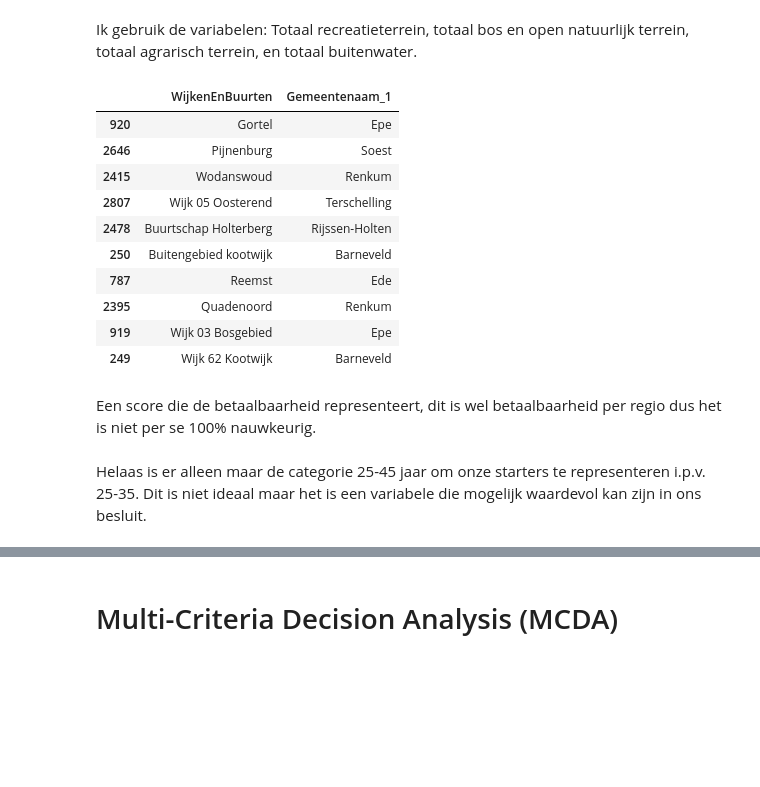
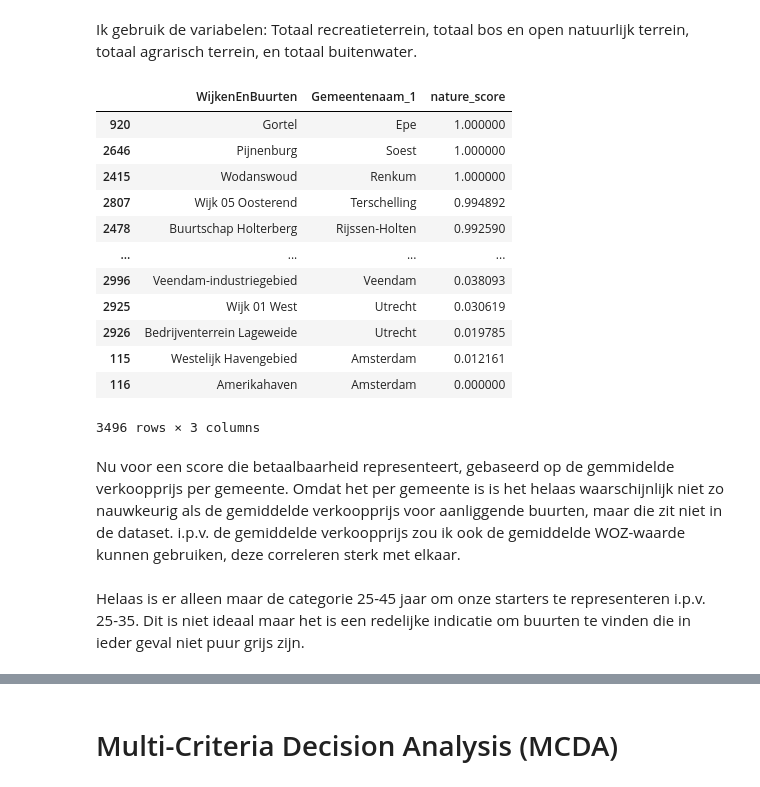
Before and after one commit to Verrem98/bob_constructions_casus, a Jupyter notebook: analysis.ipynb, the cells around one changed output, grey strips where cells are left out. Drawn from its saved outputs; the diff is of its cells as text; code cells hidden in the pictures; blank space fills up the shorter version.

```diff
--- a/analysis.ipynb
+++ b/analysis.ipynb
@@ -251,30 +251,32 @@ df_merged['nature_score'] = (
                             ) / df_merged['Totale oppervlakte (ha)']
 
 scaler = MinMaxScaler()
-df_merged['nature_score_normalized'] = scaler.fit_transform(df_merged[['nature_score']])
+df_merged['nature_score'] = scaler.fit_transform(df_merged[['nature_score']])
 # %%
-df_merged.sort_values(by='nature_score', ascending=False)[:10][['WijkenEnBuurten', 'Gemeentenaam_1']]
+df_merged.sort_values(by='nature_score', ascending=False)[['WijkenEnBuurten', 'Gemeentenaam_1', 'nature_score']] # ziet er logisch uit
 # %% [output]
-|  | WijkenEnBuurten | Gemeentenaam_1 |
-| 920 | Gortel | Epe |
-| 2646 | Pijnenburg | Soest |
-| 2415 | Wodanswoud | Renkum |
-| 2807 | Wijk 05 Oosterend | Terschelling |
-| 2478 | Buurtschap Holterberg | Rijssen-Holten |
-| 250 | Buitengebied kootwijk | Barneveld |
-| 787 | Reemst | Ede |
-| 2395 | Quadenoord | Renkum |
-| 919 | Wijk 03 Bosgebied | Epe |
-| 249 | Wijk 62 Kootwijk | Barneveld |
+|  | WijkenEnBuurten | Gemeentenaam_1 | nature_score |
+| 920 | Gortel | Epe | 1.000000 |
+| 2646 | Pijnenburg | Soest | 1.000000 |
+| 2415 | Wodanswoud | Renkum | 1.000000 |
+| 2807 | Wijk 05 Oosterend | Terschelling | 0.994892 |
+| 2478 | Buurtschap Holterberg | Rijssen-Holten | 0.992590 |
+| ... | ... | ... | ... |
+| 2996 | Veendam-industriegebied | Veendam | 0.038093 |
+| 2925 | Wijk 01 West | Utrecht | 0.030619 |
+| 2926 | Bedrijventerrein Lageweide | Utrecht | 0.019785 |
+| 115 | Westelijk Havengebied | Amsterdam | 0.012161 |
+| 116 | Amerikahaven | Amsterdam | 0.000000 |
+3496 rows × 3 columns
 # %% [markdown]
-Een score die de betaalbaarheid representeert, dit is wel betaalbaarheid per regio dus het is niet per se 100% nauwkeurig.
+Nu voor een score die betaalbaarheid representeert, gebaseerd op de gemmidelde verkoopprijs per gemeente. Omdat het per gemeente is is het helaas waarschijnlijk niet zo nauwkeurig als de gemiddelde verkoopprijs voor aanliggende buurten, maar die zit niet in de dataset. i.p.v. de gemiddelde verkoopprijs zou ik ook de gemiddelde WOZ-waarde kunnen gebruiken, deze correleren sterk met elkaar.
 # %%
 df_merged = df_merged.dropna(subset='GemiddeldeVerkoopprijs_1') # drop alle rijen waar er geen verkoopdata voor is
 # %%
 scaler = MinMaxScaler()
 df_merged['price_score'] = 1 - scaler.fit_transform(df_merged[['GemiddeldeVerkoopprijs_1']])
 # %% [markdown]
-Helaas is er alleen maar de categorie 25-45 jaar om onze starters te representeren i.p.v. 25-35. Dit is niet ideaal maar het is een variabele die mogelijk waardevol kan zijn in ons besluit.
+Helaas is er alleen maar de categorie 25-45 jaar om onze starters te representeren i.p.v. 25-35. Dit is niet ideaal maar het is een redelijke indicatie om buurten te vinden die in ieder geval niet puur grijs zijn.
 # %%
 df_merged['starter_score'] = df_merged['k_25Tot45Jaar_10'] / df_merged['AantalInwoners_5']
 scaler = MinMaxScaler()
```
Also changed, not shown: parts of 37 cells of this notebook.
